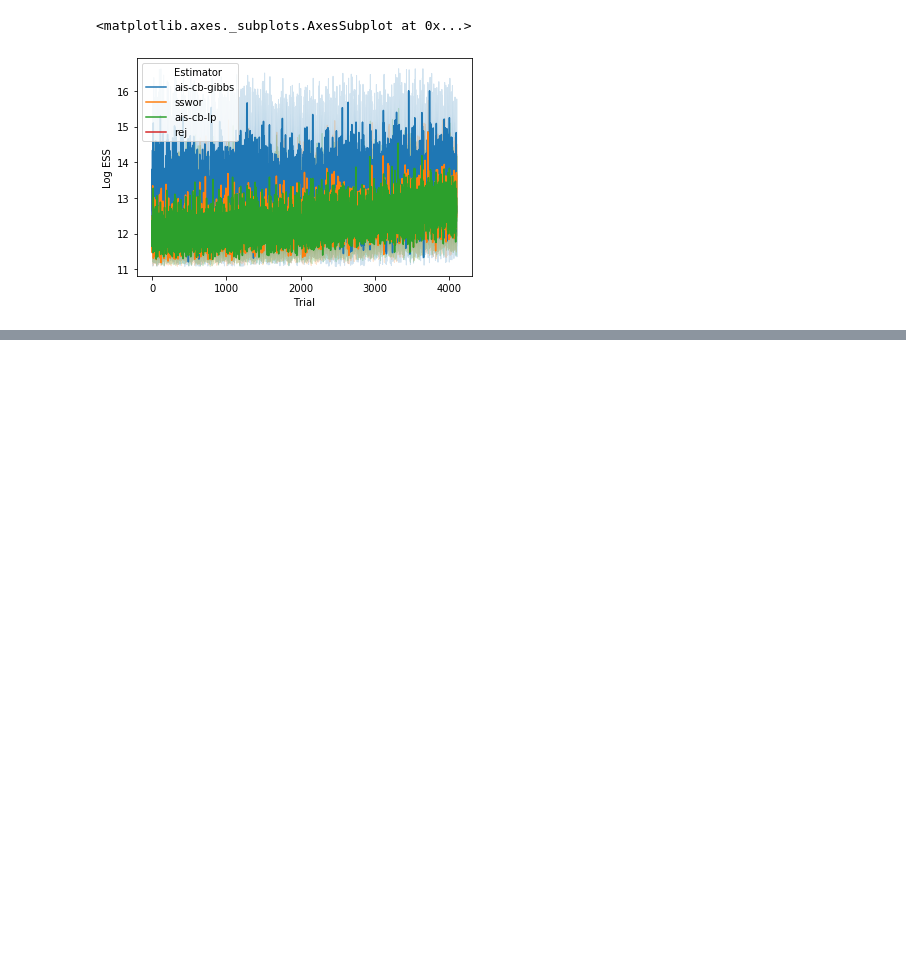
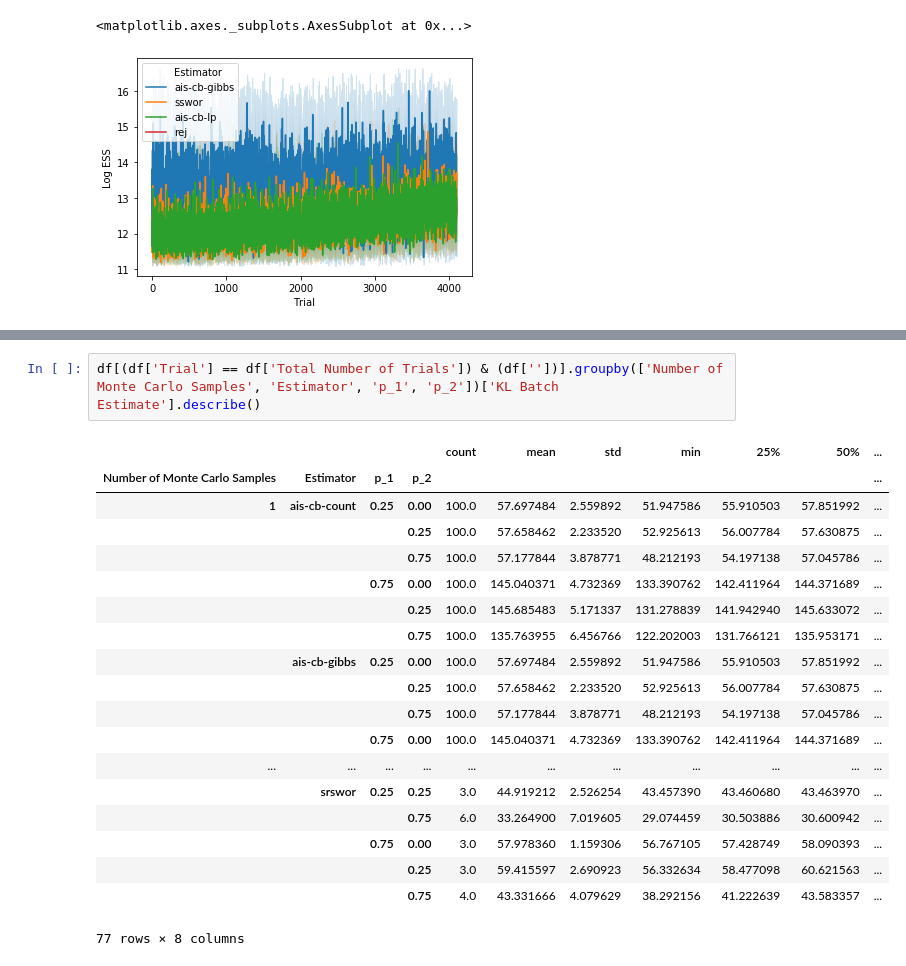
Before and after one commit to sdrobert/conditional-bernoulli, a Jupyter notebook: df_vis.ipynb, the cells around one changed output, grey strips where cells are left out. Saved outputs shown, nothing was run; the diff lists cells and outputs as text; blank space fills up the shorter version.

```diff
--- a/df_vis.ipynb
+++ b/df_vis.ipynb
@@ -70,0 +78,22 @@ df.groupby(['Number of Monte Carlo Samples', 'Estimator'])['Log ESS'].describe()
+# %%
+df[(df['Trial'] == df['Total Number of Trials']) & (df[''])].groupby(['Number of Monte Carlo Samples', 'Estimator', 'p_1', 'p_2'])['KL Batch Estimate'].describe()
+# %% [output]
+|  |  |  |  | count | mean | std | min | 25% | 50% | ... |
+| Number of Monte Carlo Samples | Estimator | p_1 | p_2 |  |  |  |  |  |  | ... |
+| 1 | ais-cb-count | 0.25 | 0.00 | 100.0 | 57.697484 | 2.559892 | 51.947586 | 55.910503 | 57.851992 | ... |
+|  |  |  | 0.25 | 100.0 | 57.658462 | 2.233520 | 52.925613 | 56.007784 | 57.630875 | ... |
+|  |  |  | 0.75 | 100.0 | 57.177844 | 3.878771 | 48.212193 | 54.197138 | 57.045786 | ... |
+|  |  | 0.75 | 0.00 | 100.0 | 145.040371 | 4.732369 | 133.390762 | 142.411964 | 144.371689 | ... |
+|  |  |  | 0.25 | 100.0 | 145.685483 | 5.171337 | 131.278839 | 141.942940 | 145.633072 | ... |
+|  |  |  | 0.75 | 100.0 | 135.763955 | 6.456766 | 122.202003 | 131.766121 | 135.953171 | ... |
+|  | ais-cb-gibbs | 0.25 | 0.00 | 100.0 | 57.697484 | 2.559892 | 51.947586 | 55.910503 | 57.851992 | ... |
+|  |  |  | 0.25 | 100.0 | 57.658462 | 2.233520 | 52.925613 | 56.007784 | 57.630875 | ... |
+|  |  |  | 0.75 | 100.0 | 57.177844 | 3.878771 | 48.212193 | 54.197138 | 57.045786 | ... |
+|  |  | 0.75 | 0.00 | 100.0 | 145.040371 | 4.732369 | 133.390762 | 142.411964 | 144.371689 | ... |
+| ... | ... | ... | ... | ... | ... | ... | ... | ... | ... | ... |
+|  | srswor | 0.25 | 0.25 | 3.0 | 44.919212 | 2.526254 | 43.457390 | 43.460680 | 43.463970 | ... |
+|  |  |  | 0.75 | 6.0 | 33.264900 | 7.019605 | 29.074459 | 30.503886 | 30.600942 | ... |
+|  |  | 0.75 | 0.00 | 3.0 | 57.978360 | 1.159306 | 56.767105 | 57.428749 | 58.090393 | ... |
+|  |  |  | 0.25 | 3.0 | 59.415597 | 2.690923 | 56.332634 | 58.477098 | 60.621563 | ... |
+|  |  |  | 0.75 | 4.0 | 43.331666 | 4.079629 | 38.292156 | 41.222639 | 43.583357 | ... |
+77 rows × 8 columns
```
Also changed, not shown: parts of 4 cells of this notebook, 5 other files.
